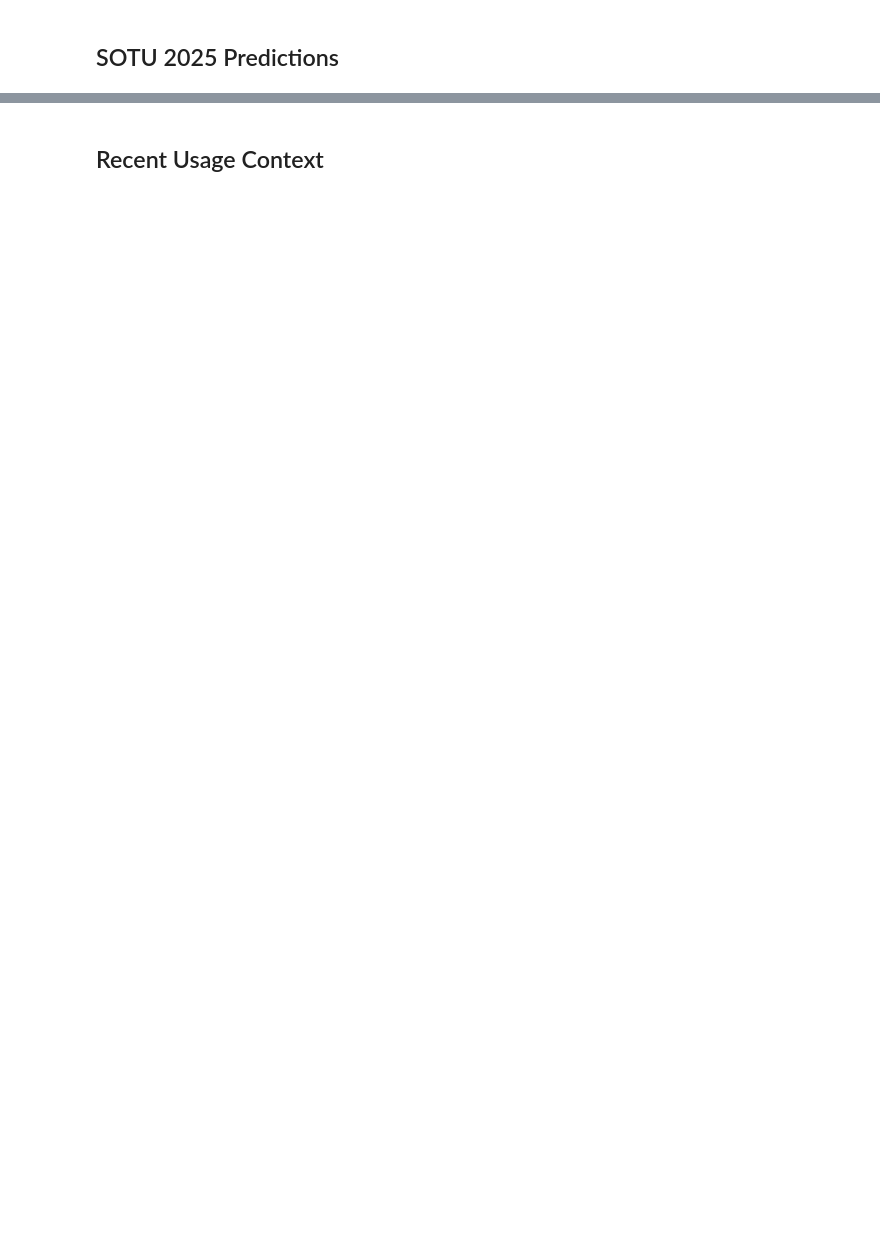
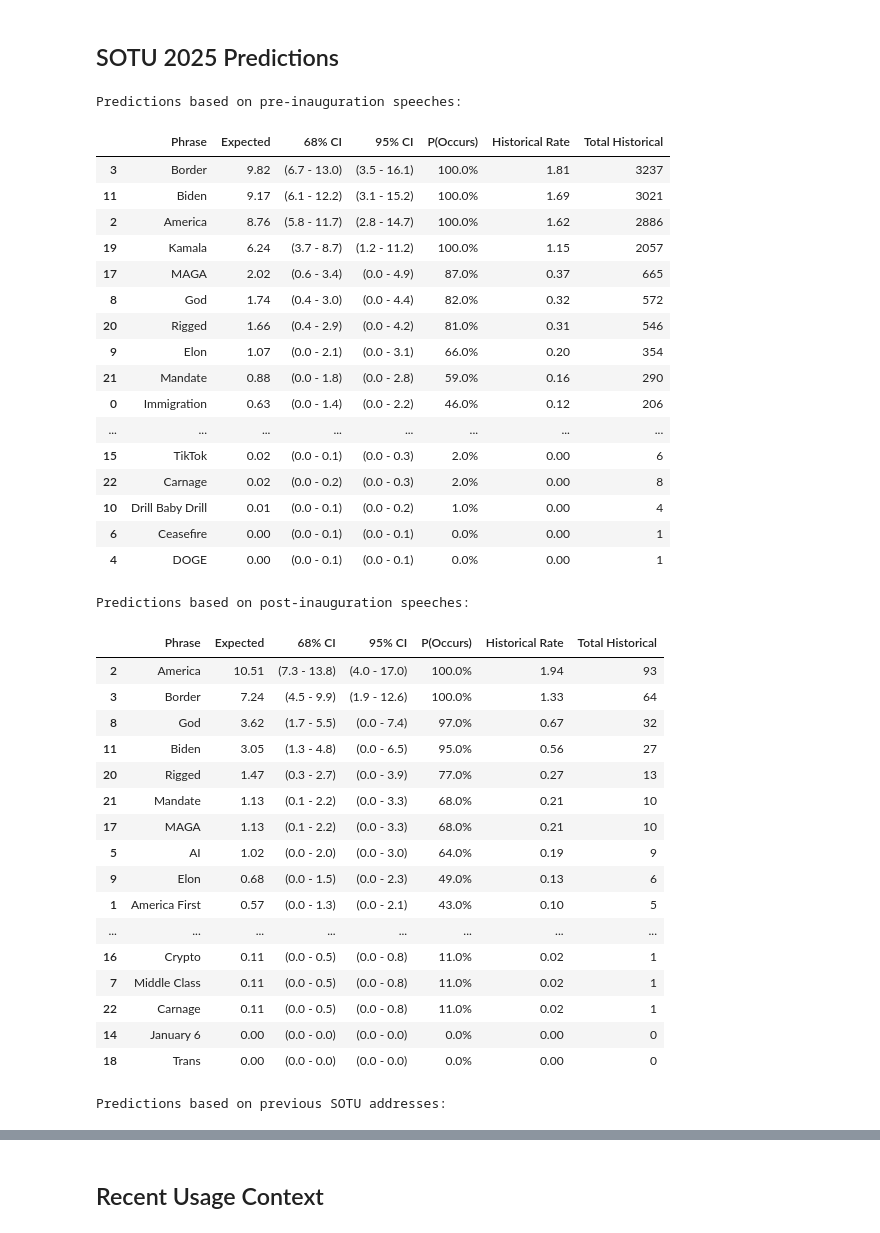
Before and after one commit to jsteng19/kalshi-research, a Jupyter notebook: notebooks/sotu_analysis.ipynb, the cells around one changed output, grey strips where cells are left out. Saved outputs shown, nothing was run; the diff lists cells and outputs as text; code cells hidden in the pictures; blank space fills up the shorter version.

```diff
--- a/notebooks/sotu_analysis.ipynb
+++ b/notebooks/sotu_analysis.ipynb
@@ -198,6 +230,9 @@ def calculate_poisson_predictions(df, avg_length):
         # Calculate confidence intervals
         sigma = np.sqrt(expected)  # Standard deviation for Poisson
 
+        # Calculate probability of at least one occurrence using Poisson
+        prob_at_least_one = 1 - np.exp(-expected)  # P(X >= 1) = 1 - P(X = 0)
+
         predictions.append({
             'Phrase': phrase,
             'Expected': expected,
@@ -206,36 +241,76 @@ def calculate_poisson_predictions(df, avg_length):
             'Lower 2σ': max(0, expected - 2*sigma),
             'Upper 2σ': expected + 2*sigma,
             'Historical Rate': rate_per_word * 1000,  # per 1000 words
-            'Total Historical': total_occurrences
+            'Total Historical': total_occurrences,
+            'P(Occurs)': prob_at_least_one
         })
 
     return pd.DataFrame(predictions)
 
 # Use SOTU average length for predictions
 avg_sotu_length = df_sotu['text_length'].mean()
 
 # Calculate predictions from all sources
 predictions_pre_inaug = calculate_poisson_predictions(df_pre_inaug, avg_sotu_length)
 predictions_post_inaug = calculate_poisson_predictions(df_post_inaug, avg_sotu_length)
 predictions_sotu = calculate_poisson_predictions(df_sotu, avg_sotu_length)
 
 # Format the tables
 def format_prediction_table(df, source):
     formatted = df.copy()
     formatted = formatted.round(2)
     formatted['68% CI'] = formatted.apply(lambda x: f"({x['Lower 1σ']:.1f} - {x['Upper 1σ']:.1f})", axis=1)
     formatted['95% CI'] = formatted.apply(lambda x: f"({x['Lower 2σ']:.1f} - {x['Upper 2σ']:.1f})", axis=1)
+    formatted['P(Occurs)'] = formatted['P(Occurs)'].apply(lambda x: f"{x:.1%}")
 
     return formatted[[
-        'Phrase', 'Expected', '68% CI', '95% CI',
+        'Phrase', 'Expected', '68% CI', '95% CI', 'P(Occurs)',
         'Historical Rate', 'Total Historical'
     ]].sort_values('Expected', ascending=False)
 
 print("Predictions based on pre-inauguration speeches:")
 display(format_prediction_table(predictions_pre_inaug, 'pre-inauguration'))
 
 print("\nPredictions based on post-inauguration speeches:")
 display(format_prediction_table(predictions_post_inaug, 'post-inauguration'))
 
 print("\nPredictions based on previous SOTU addresses:")
 display(format_prediction_table(predictions_sotu, 'sotu'))
+# %% [output]
+Predictions based on pre-inauguration speeches:
+|  | Phrase | Expected | 68% CI | 95% CI | P(Occurs) | Historical Rate | Total Historical |
+| 3 | Border | 9.82 | (6.7 - 13.0) | (3.5 - 16.1) | 100.0% | 1.81 | 3237 |
+| 11 | Biden | 9.17 | (6.1 - 12.2) | (3.1 - 15.2) | 100.0% | 1.69 | 3021 |
+| 2 | America | 8.76 | (5.8 - 11.7) | (2.8 - 14.7) | 100.0% | 1.62 | 2886 |
+| 19 | Kamala | 6.24 | (3.7 - 8.7) | (1.2 - 11.2) | 100.0% | 1.15 | 2057 |
+| 17 | MAGA | 2.02 | (0.6 - 3.4) | (0.0 - 4.9) | 87.0% | 0.37 | 665 |
+| 8 | God | 1.74 | (0.4 - 3.0) | (0.0 - 4.4) | 82.0% | 0.32 | 572 |
+| 20 | Rigged | 1.66 | (0.4 - 2.9) | (0.0 - 4.2) | 81.0% | 0.31 | 546 |
+| 9 | Elon | 1.07 | (0.0 - 2.1) | (0.0 - 3.1) | 66.0% | 0.20 | 354 |
+| 21 | Mandate | 0.88 | (0.0 - 1.8) | (0.0 - 2.8) | 59.0% | 0.16 | 290 |
+| 0 | Immigration | 0.63 | (0.0 - 1.4) | (0.0 - 2.2) | 46.0% | 0.12 | 206 |
+| ... | ... | ... | ... | ... | ... | ... | ... |
+| 15 | TikTok | 0.02 | (0.0 - 0.1) | (0.0 - 0.3) | 2.0% | 0.00 | 6 |
+| 22 | Carnage | 0.02 | (0.0 - 0.2) | (0.0 - 0.3) | 2.0% | 0.00 | 8 |
+| 10 | Drill Baby Drill | 0.01 | (0.0 - 0.1) | (0.0 - 0.2) | 1.0% | 0.00 | 4 |
+| 6 | Ceasefire | 0.00 | (0.0 - 0.1) | (0.0 - 0.1) | 0.0% | 0.00 | 1 |
+| 4 | DOGE | 0.00 | (0.0 - 0.1) | (0.0 - 0.1) | 0.0% | 0.00 | 1 |
+Predictions based on post-inauguration speeches:
+|  | Phrase | Expected | 68% CI | 95% CI | P(Occurs) | Historical Rate | Total Historical |
+| 2 | America | 10.51 | (7.3 - 13.8) | (4.0 - 17.0) | 100.0% | 1.94 | 93 |
+| 3 | Border | 7.24 | (4.5 - 9.9) | (1.9 - 12.6) | 100.0% | 1.33 | 64 |
+| 8 | God | 3.62 | (1.7 - 5.5) | (0.0 - 7.4) | 97.0% | 0.67 | 32 |
+| 11 | Biden | 3.05 | (1.3 - 4.8) | (0.0 - 6.5) | 95.0% | 0.56 | 27 |
+| 20 | Rigged | 1.47 | (0.3 - 2.7) | (0.0 - 3.9) | 77.0% | 0.27 | 13 |
+| 21 | Mandate | 1.13 | (0.1 - 2.2) | (0.0 - 3.3) | 68.0% | 0.21 | 10 |
+| 17 | MAGA | 1.13 | (0.1 - 2.2) | (0.0 - 3.3) | 68.0% | 0.21 | 10 |
+| 5 | AI | 1.02 | (0.0 - 2.0) | (0.0 - 3.0) | 64.0% | 0.19 | 9 |
+| 9 | Elon | 0.68 | (0.0 - 1.5) | (0.0 - 2.3) | 49.0% | 0.13 | 6 |
+| 1 | America First | 0.57 | (0.0 - 1.3) | (0.0 - 2.1) | 43.0% | 0.10 | 5 |
+| ... | ... | ... | ... | ... | ... | ... | ... |
+| 16 | Crypto | 0.11 | (0.0 - 0.5) | (0.0 - 0.8) | 11.0% | 0.02 | 1 |
+| 7 | Middle Class | 0.11 | (0.0 - 0.5) | (0.0 - 0.8) | 11.0% | 0.02 | 1 |
+| 22 | Carnage | 0.11 | (0.0 - 0.5) | (0.0 - 0.8) | 11.0% | 0.02 | 1 |
+| 14 | January 6 | 0.00 | (0.0 - 0.0) | (0.0 - 0.0) | 0.0% | 0.00 | 0 |
+| 18 | Trans | 0.00 | (0.0 - 0.0) | (0.0 - 0.0) | 0.0% | 0.00 | 0 |
+Predictions based on previous SOTU addresses:
```
Also changed, not shown: parts of 6 cells of this notebook.
